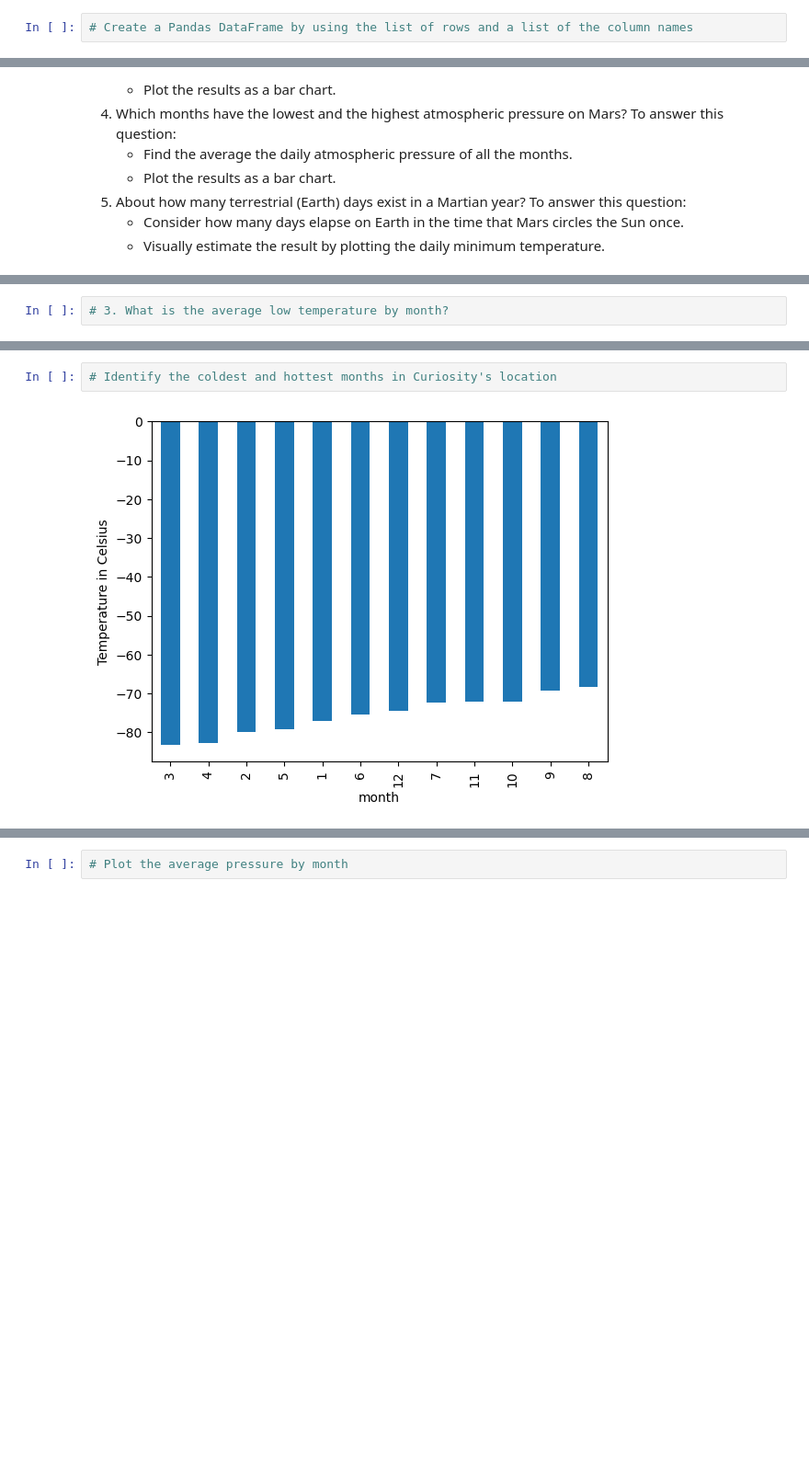
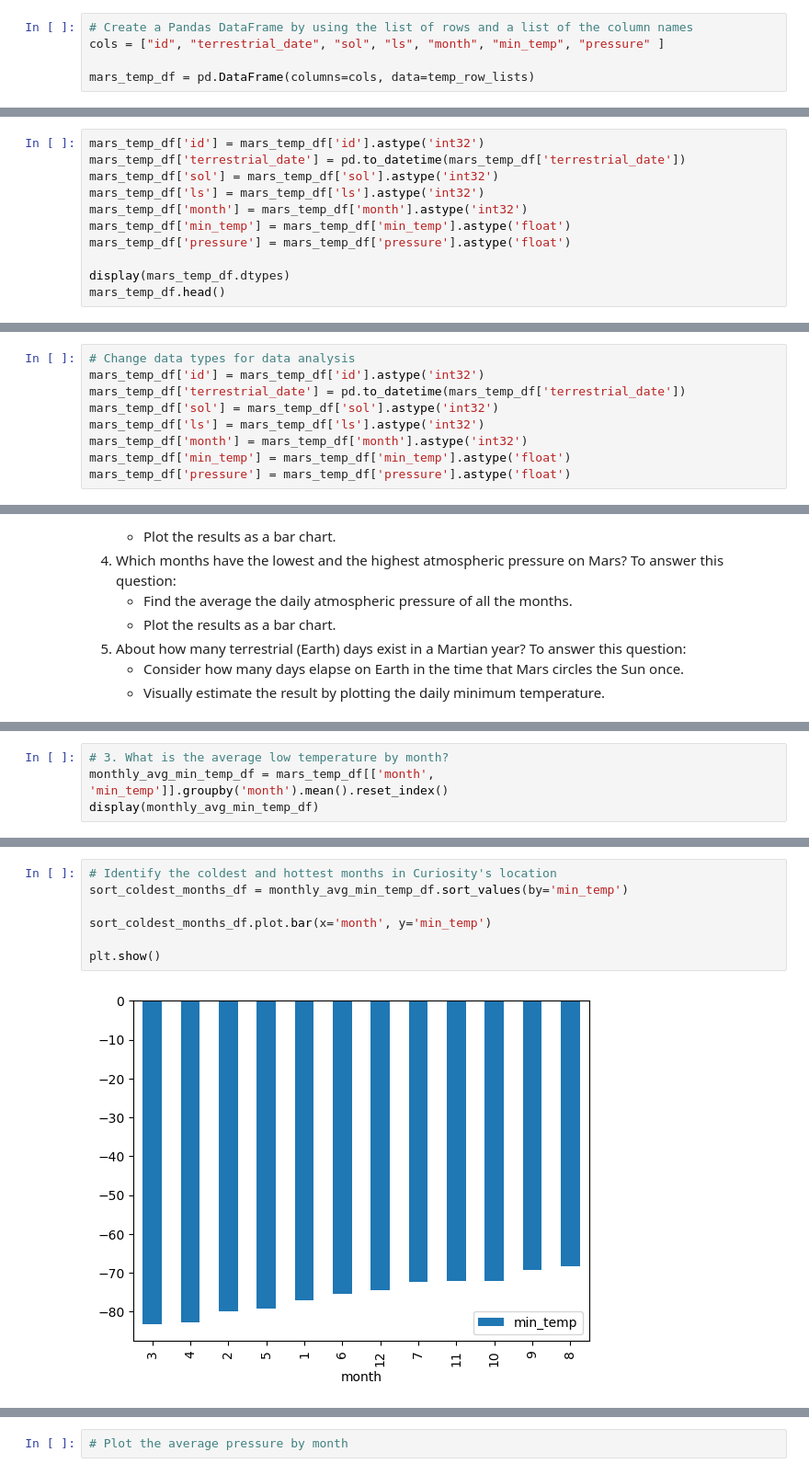
Before and after one commit to StarkArk/ScrapingMars_Splinter_BeautifulSoup, a Jupyter notebook: part_2_mars_weather.ipynb, the cells around one changed output, grey strips where cells are left out. Shown at 92% size. Saved outputs shown, nothing was run; the diff lists cells and outputs as text; blank space fills up the shorter version.

```diff
--- a/part_2_mars_weather.ipynb
+++ b/part_2_mars_weather.ipynb
@@ -101,5 +102,8 @@ temp_row_lists[0:5]
  ['46', '2012-08-20', '14', '157', '6', '-74.0', '740.0']]
 # %%
 # Create a Pandas DataFrame by using the list of rows and a list of the column names
+cols = ["id", "terrestrial_date", "sol", "ls", "month", "min_temp", "pressure" ]
+
+mars_temp_df = pd.DataFrame(columns=cols, data=temp_row_lists)
 # %%
 # Confirm DataFrame was created successfully
@@ -118,0 +144,11 @@ Examine the data types that are currently associated with each column. If necess
+# %%
+mars_temp_df['id'] = mars_temp_df['id'].astype('int32')
+mars_temp_df['terrestrial_date'] = pd.to_datetime(mars_temp_df['terrestrial_date'])
+mars_temp_df['sol'] = mars_temp_df['sol'].astype('int32')
+mars_temp_df['ls'] = mars_temp_df['ls'].astype('int32')
+mars_temp_df['month'] = mars_temp_df['month'].astype('int32')
+mars_temp_df['min_temp'] = mars_temp_df['min_temp'].astype('float')
+mars_temp_df['pressure'] = mars_temp_df['pressure'].astype('float')
+
+display(mars_temp_df.dtypes)
+mars_temp_df.head()
@@ -131,0 +182,9 @@ dtype: object
+# %%
+# Change data types for data analysis
+mars_temp_df['id'] = mars_temp_df['id'].astype('int32')
+mars_temp_df['terrestrial_date'] = pd.to_datetime(mars_temp_df['terrestrial_date'])
+mars_temp_df['sol'] = mars_temp_df['sol'].astype('int32')
+mars_temp_df['ls'] = mars_temp_df['ls'].astype('int32')
+mars_temp_df['month'] = mars_temp_df['month'].astype('int32')
+mars_temp_df['min_temp'] = mars_temp_df['min_temp'].astype('float')
+mars_temp_df['pressure'] = mars_temp_df['pressure'].astype('float')
@@ -178,4 +281,6 @@ Name: month, dtype: int64
 1867
 # %%
 # 3. What is the average low temperature by month?
+monthly_avg_min_temp_df = mars_temp_df[['month', 'min_temp']].groupby('month').mean().reset_index()
+display(monthly_avg_min_temp_df)
 # %% [output]
@@ -200,4 +307,9 @@ Name: min_temp, dtype: float64
 # %%
 # Identify the coldest and hottest months in Curiosity's location
+sort_coldest_months_df = monthly_avg_min_temp_df.sort_values(by='min_temp')
+
+sort_coldest_months_df.plot.bar(x='month', y='min_temp')
+
+plt.show()
 # %% [output]
-[figure, old version]
+[figure, new version]
```
Also changed, not shown: parts of 19 cells of this notebook.
